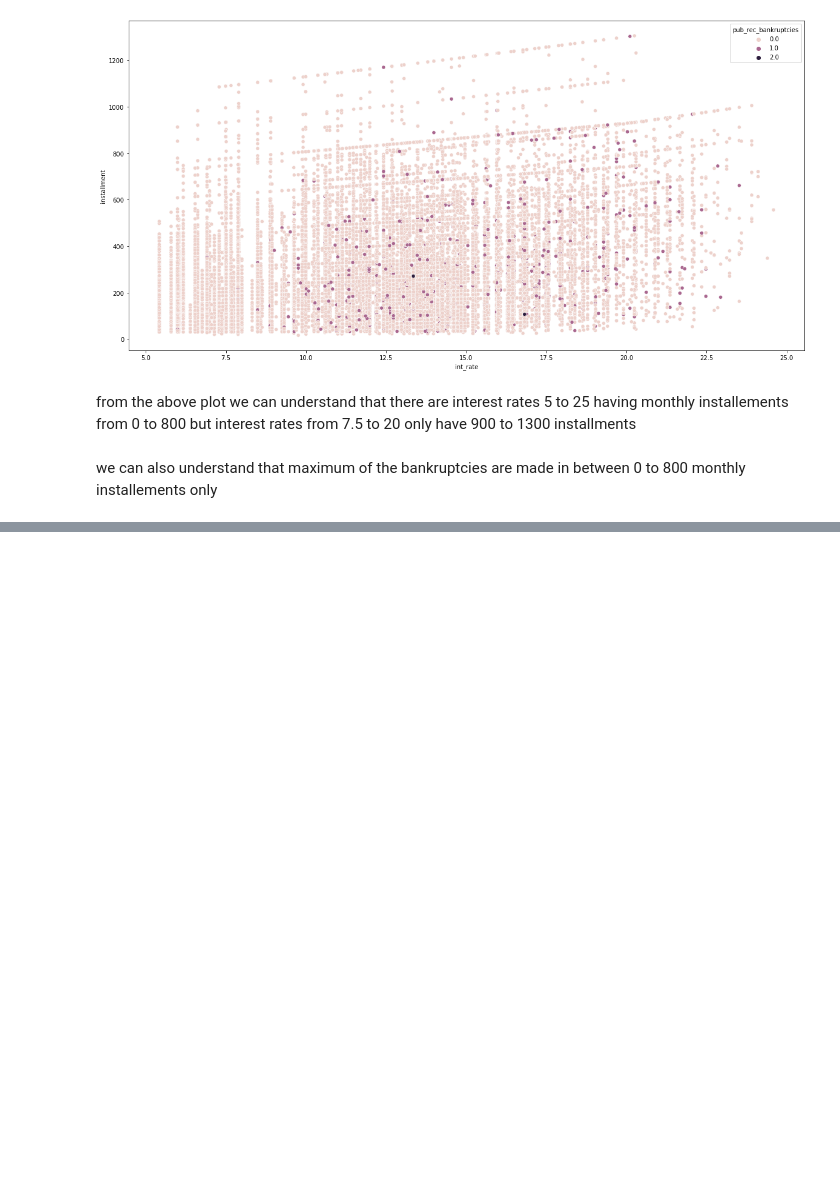
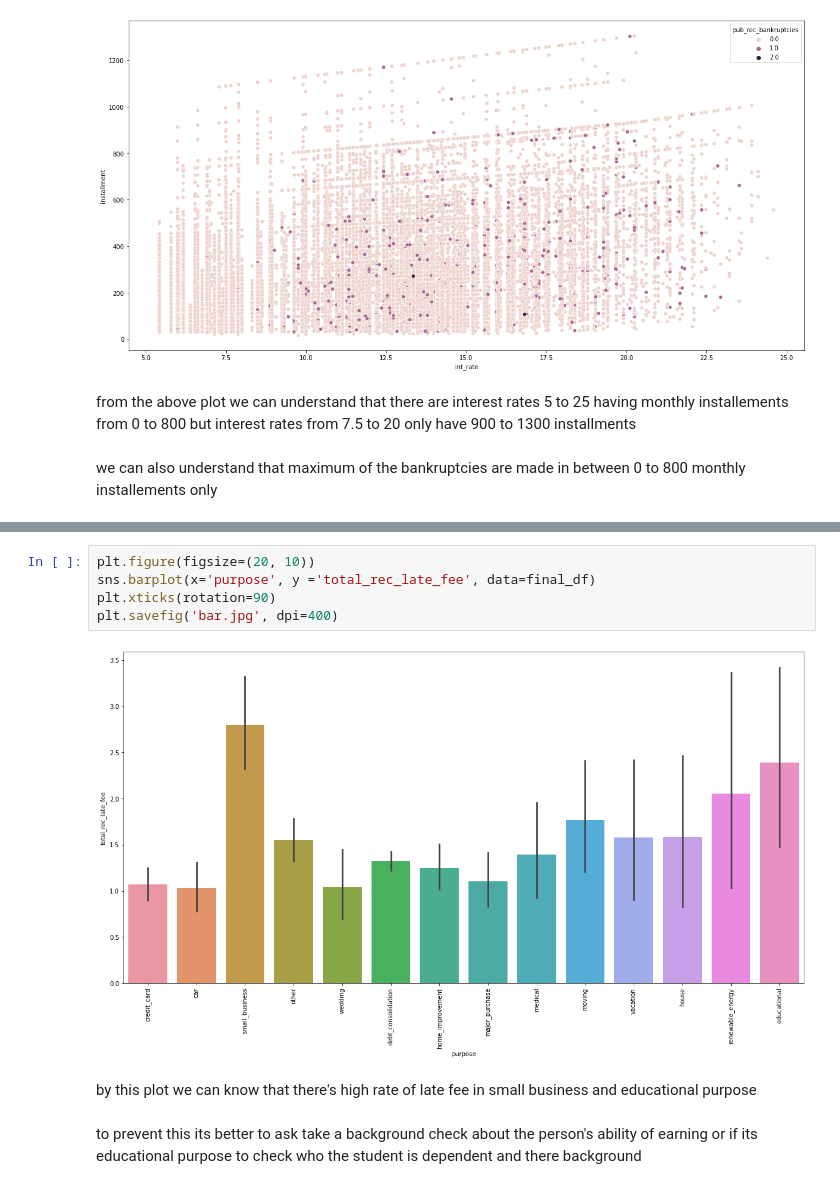
Before and after one commit to raptortreats/LendingClubCaseStudy, a Jupyter notebook: Rochish_GSK.ipynb, the cells around one changed output, grey strips where cells are left out. Saved outputs shown, nothing was run; the diff lists cells and outputs as text; blank space fills up the shorter version.

```diff
--- a/Rochish_GSK.ipynb
+++ b/Rochish_GSK.ipynb
@@ -658,0 +638,11 @@ sns.scatterplot(data=final_df, x='annual_inc', y='installment')
+# %%
+plt.figure(figsize=(20, 10))
+sns.barplot(x='purpose', y ='total_rec_late_fee', data=final_df)
+plt.xticks(rotation=90)
+plt.savefig('bar.jpg', dpi=400)
+# %% [output]
+[figure, added]
+# %% [markdown]
+by this plot we can know that there's high rate of late fee in small business and educational purpose
+# %% [markdown]
+to prevent this its better to ask take a background check about the person's ability of earning or if its educational purpose to check who the student is dependent and there background
```
Also changed, not shown: parts of 23 cells of this notebook, 1 other file.
